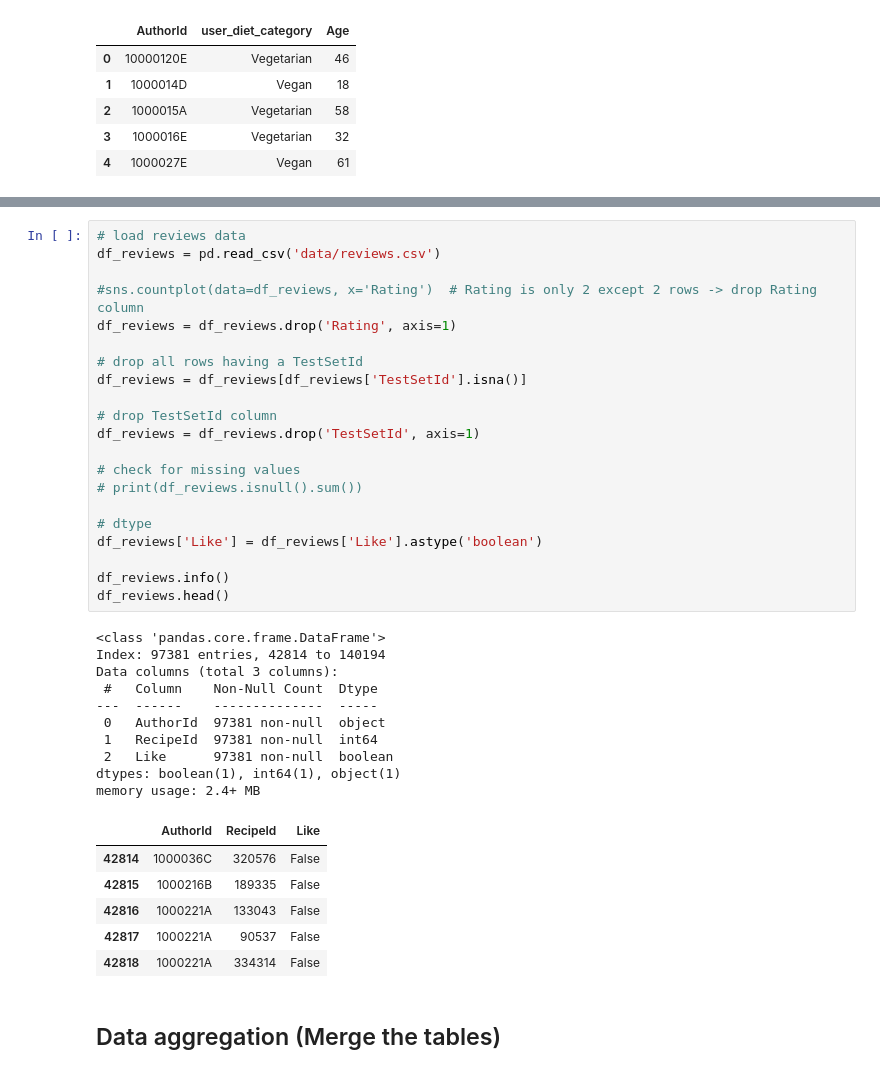
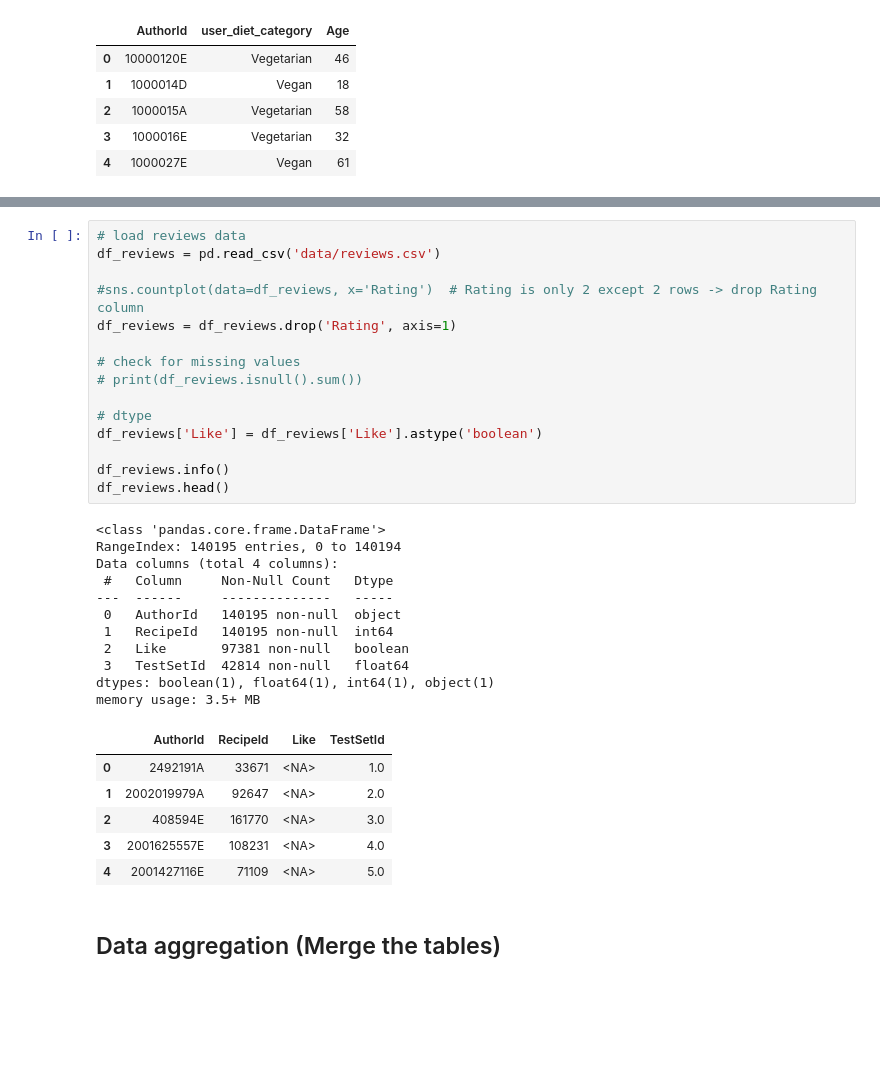
Before and after one commit to MasterWJK/Recepy_Cup_23-24, a Jupyter notebook: training/main_copy_bach_ngoc.ipynb, the cells around one changed output, grey strips where cells are left out. Cells and saved outputs as stored; diff of their text form; blank space fills up the shorter version.

```diff
--- a/training/main_copy_bach_ngoc.ipynb
+++ b/training/main_copy_bach_ngoc.ipynb
@@ -219,41 +219,36 @@ memory usage: 4.5+ MB
 # %%
 # load reviews data
 df_reviews = pd.read_csv('data/reviews.csv')
 
 #sns.countplot(data=df_reviews, x='Rating')  # Rating is only 2 except 2 rows -> drop Rating column
 df_reviews = df_reviews.drop('Rating', axis=1)
-
-# drop all rows having a TestSetId
-df_reviews = df_reviews[df_reviews['TestSetId'].isna()]
-
-# drop TestSetId column
-df_reviews = df_reviews.drop('TestSetId', axis=1)
 
 # check for missing values
 # print(df_reviews.isnull().sum())
 
 # dtype
 df_reviews['Like'] = df_reviews['Like'].astype('boolean')
 
 df_reviews.info()
 df_reviews.head()
 # %% [output]
 <class 'pandas.core.frame.DataFrame'>
-Index: 97381 entries, 42814 to 140194
-Data columns (total 3 columns):
- #   Column    Non-Null Count  Dtype
----  ------    --------------  -----
- 0   AuthorId  97381 non-null  object
- 1   RecipeId  97381 non-null  int64
- 2   Like      97381 non-null  boolean
-dtypes: boolean(1), int64(1), object(1)
-memory usage: 2.4+ MB
+RangeIndex: 140195 entries, 0 to 140194
+Data columns (total 4 columns):
+ #   Column     Non-Null Count   Dtype
+---  ------     --------------   -----
+ 0   AuthorId   140195 non-null  object
+ 1   RecipeId   140195 non-null  int64
+ 2   Like       97381 non-null   boolean
+ 3   TestSetId  42814 non-null   float64
+dtypes: boolean(1), float64(1), int64(1), object(1)
+memory usage: 3.5+ MB
-|  | AuthorId | RecipeId | Like |
-| 42814 | 1000036C | 320576 | False |
-| 42815 | 1000216B | 189335 | False |
-| 42816 | 1000221A | 133043 | False |
-| 42817 | 1000221A | 90537 | False |
-| 42818 | 1000221A | 334314 | False |
+|  | AuthorId | RecipeId | Like | TestSetId |
+| 0 | 2492191A | 33671 | <NA> | 1.0 |
+| 1 | 2002019979A | 92647 | <NA> | 2.0 |
+| 2 | 408594E | 161770 | <NA> | 3.0 |
+| 3 | 2001625557E | 108231 | <NA> | 4.0 |
+| 4 | 2001427116E | 71109 | <NA> | 5.0 |
 # %% [markdown]
 ## Data aggregation (Merge the tables)
 # %%
```
Also changed, not shown: parts of 7 cells of this notebook.
